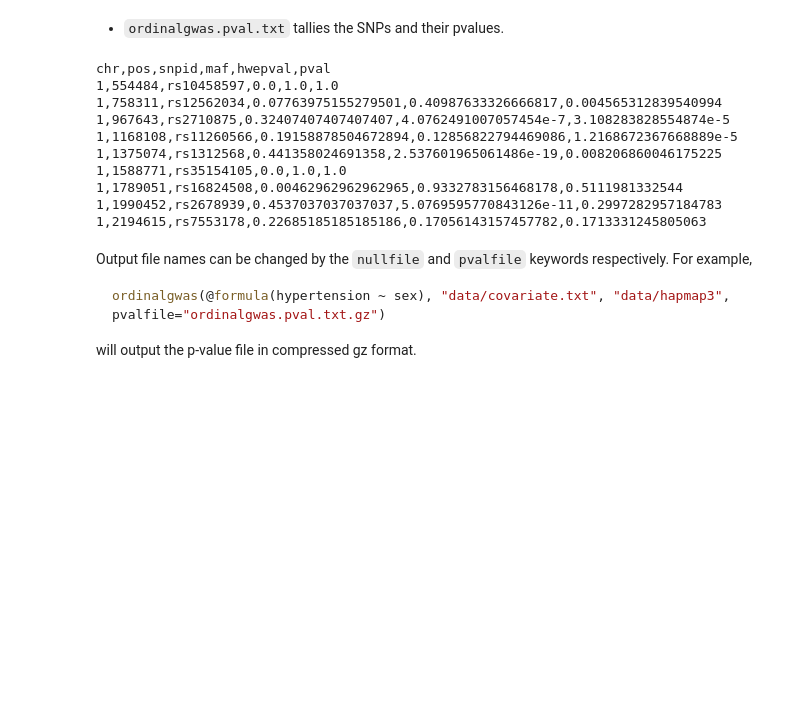
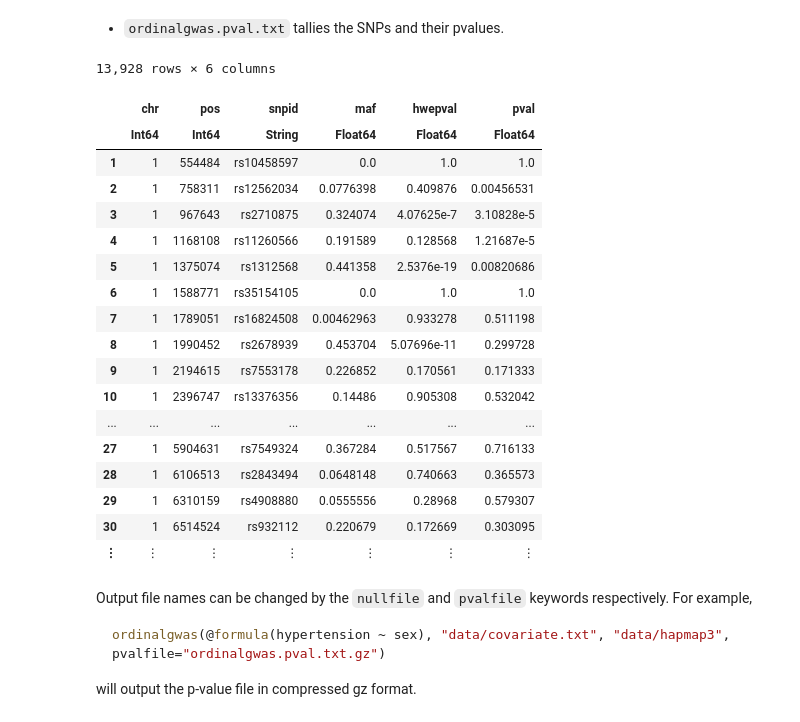
Before and after one commit to OpenMendel/LangeSymposium-ProgrammingWorkshop-20202022, a Jupyter notebook: 06-ordinal/ordinalgwas.ipynb, the cells around one changed output. Cells and saved outputs as stored; diff of their text form; code cells hidden in the pictures; blank space fills up the shorter version.

Commit message:
update ordinalgwas

```diff
--- a/06-ordinal/ordinalgwas.ipynb
+++ b/06-ordinal/ordinalgwas.ipynb
@@ -252,19 +233,29 @@ sex            0.424656   0.213914   1.98517    0.0480
 ──────────────────────────────────────────────────────
 # %% [markdown]
 * `ordinalgwas.pval.txt` tallies the SNPs and their pvalues.
-# %%
-run(`head ordinalgwas.pval.txt`);
-# %% [output]
-chr,pos,snpid,maf,hwepval,pval
-1,554484,rs10458597,0.0,1.0,1.0
-1,758311,rs12562034,0.07763975155279501,0.40987633326666817,0.004565312839540994
-1,967643,rs2710875,0.32407407407407407,4.0762491007057454e-7,3.108283828554874e-5
-1,1168108,rs11260566,0.19158878504672894,0.12856822794469086,1.2168672367668889e-5
-1,1375074,rs1312568,0.441358024691358,2.537601965061486e-19,0.008206860046175225
-1,1588771,rs35154105,0.0,1.0,1.0
-1,1789051,rs16824508,0.00462962962962965,0.9332783156468178,0.5111981332544
-1,1990452,rs2678939,0.4537037037037037,5.0769595770843126e-11,0.2997282957184783
-1,2194615,rs7553178,0.22685185185185186,0.17056143157457782,0.1713331245805063
+# %%
+ENV["COLUMNS"]=120 #shows up to 10 columns for dataframe displays
+CSV.read("ordinalgwas.pval.txt")
+# %% [output]
+13,928 rows × 6 columns
+|  | chr | pos | snpid | maf | hwepval | pval |
+|  | Int64 | Int64 | String | Float64 | Float64 | Float64 |
+| 1 | 1 | 554484 | rs10458597 | 0.0 | 1.0 | 1.0 |
+| 2 | 1 | 758311 | rs12562034 | 0.0776398 | 0.409876 | 0.00456531 |
+| 3 | 1 | 967643 | rs2710875 | 0.324074 | 4.07625e-7 | 3.10828e-5 |
+| 4 | 1 | 1168108 | rs11260566 | 0.191589 | 0.128568 | 1.21687e-5 |
+| 5 | 1 | 1375074 | rs1312568 | 0.441358 | 2.5376e-19 | 0.00820686 |
+| 6 | 1 | 1588771 | rs35154105 | 0.0 | 1.0 | 1.0 |
+| 7 | 1 | 1789051 | rs16824508 | 0.00462963 | 0.933278 | 0.511198 |
+| 8 | 1 | 1990452 | rs2678939 | 0.453704 | 5.07696e-11 | 0.299728 |
+| 9 | 1 | 2194615 | rs7553178 | 0.226852 | 0.170561 | 0.171333 |
+| 10 | 1 | 2396747 | rs13376356 | 0.14486 | 0.905308 | 0.532042 |
+| ... | ... | ... | ... | ... | ... | ... |
+| 27 | 1 | 5904631 | rs7549324 | 0.367284 | 0.517567 | 0.716133 |
+| 28 | 1 | 6106513 | rs2843494 | 0.0648148 | 0.740663 | 0.365573 |
+| 29 | 1 | 6310159 | rs4908880 | 0.0555556 | 0.28968 | 0.579307 |
+| 30 | 1 | 6514524 | rs932112 | 0.220679 | 0.172669 | 0.303095 |
+| ⋮ | ⋮ | ⋮ | ⋮ | ⋮ | ⋮ | ⋮ |
 # %%
 #clean up files
 rm("ordinalgwas.null.txt", force=true)
```
Also changed, not shown: parts of 39 cells of this notebook, 1 other file.
